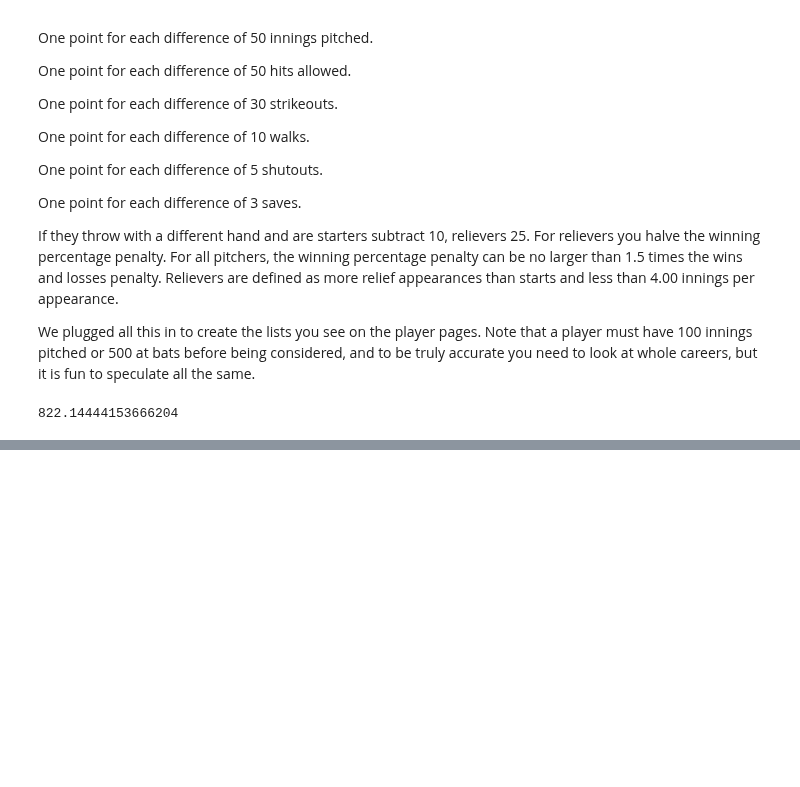
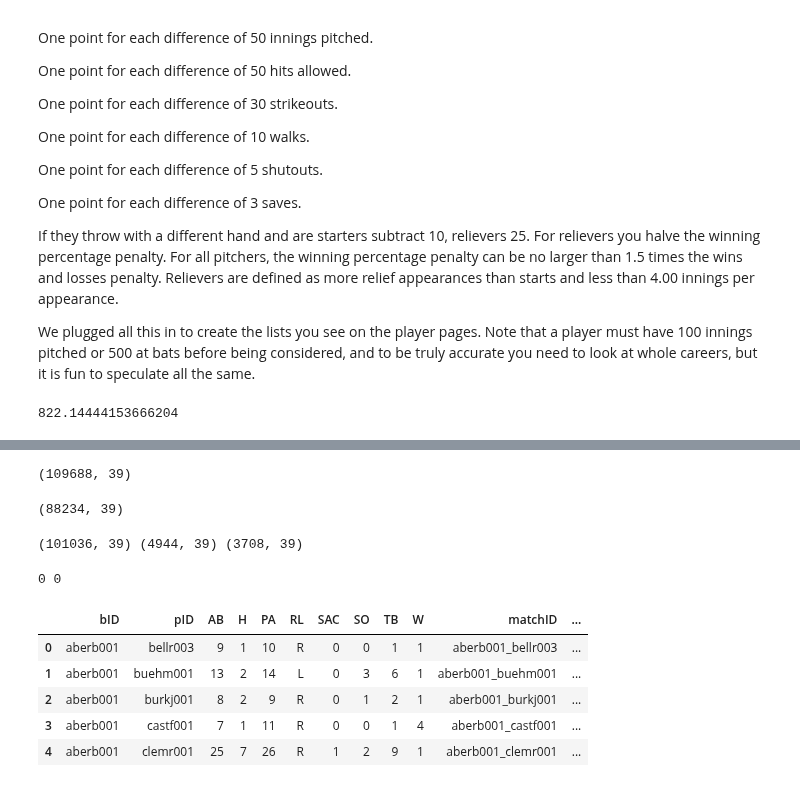
Before and after one commit to bacook17/CS109_baseball, a Jupyter notebook: Pitching_Stats2.ipynb, the cells around one changed output, grey strips where cells are left out. Cells and saved outputs as stored; diff of their text form; code cells hidden in the pictures; blank space fills up the shorter version.

Commit message:
added mapreduce code to test if it works, currently waiting for it to run

```diff
--- a/Pitching_Stats2.ipynb
+++ b/Pitching_Stats2.ipynb
@@ -176,0 +189,80 @@ pitcher_sim(smalldf[smalldf.pID=='benea001'],smalldf[smalldf.pID=='browk001'])
+# %%
+print smalldf.shape,
+smalldf[smalldf.ov_FACED > 100].shape
+# %% [output]
+(109688, 39)
+(88234, 39)
+# %%
+trainlist=[]
+testlist=[]
+validatelist=[]
+take=21 #21 matchups between validation and test set
+for k, v in smalldf.groupby('bID'):
+    if len(v) > 100: #batter has faced at least 150 pitchers
+        train_rows, test_valid_rows = train_test_split(v, test_size=take)
+        trainlist.append(train_rows)
+        valid_rows, test_rows = train_test_split(test_valid_rows, test_size=0.4)
+        validatelist.append(valid_rows)
+        testlist.append(test_rows)
+    else:
+        trainlist.append(v)
+traindf=pd.concat(trainlist)
+validatedf=pd.concat(validatelist)
+testdf=pd.concat(testlist)
+print traindf.shape, validatedf.shape, testdf.shape
+# %% [output]
+(101036, 39) (4944, 39) (3708, 39)
+# %%
+#Make sure each pitcher ID was encountered in training set
+maskval= np.in1d(validatedf.pID, traindf.pID)
+masktest = np.in1d(testdf.pID, traindf.pID)
+print np.sum(~maskval), np.sum(~masktest)
+# %% [output]
+0 0
+# %%
+def recompute_frame(ldf):
+    """
+    takes a dataframe ldf, makes a copy of it, and returns the copy
+    with all conglomerations recomputed
+    this is used when a frame is subsetted.
+    """
+    ldfb=ldf.groupby('bID')
+    ldfp=ldf.groupby('pID')
+    nldf=ldf.copy()
+
+    #Conglomerate pitcher stats
+    nldf.set_index(['pID'], inplace=True)
+    for col in ['AB', 'PA', 'H', 'TB', 'SAC', 'SO', 'W']:
+        nldf['ovp_'+col] = ldfp[col].sum()
+    nldf['ovp_AVG'] = nldf['ovp_H']/nldf['ovp_AB']
+    nldf['ovp_FACED']= ldfp.AB.count()
+    nldf['ovp_OBP'] = (nldf['ovp_H'] + nldf['ovp_W'])/nldf['ovp_PA']
+    for col in ['SO', 'W', 'H']:
+        nldf['ovp_' + col + '_PCT'] = nldf['ovp_' + col] / nldf['ovp_PA']
+    nldf.reset_index(inplace=True)
+
+    #Conglomerate batter stats
+    nldf.set_index(['bID'], inplace=True)
+    for col in ['AB', 'PA', 'H', 'TB', 'SAC', 'SO', 'W']:
+        nldf['ov_'+col] = ldfb[col].sum()
+    nldf['ov_AVG'] = nldf['ov_H']/nldf['ov_AB']
+    nldf['ov_FACED']= ldfb.AB.count()
+    nldf['ov_OBP'] = (nldf['ov_H'] + nldf['ov_W'])/nldf['ov_PA']
+    for col in ['SO', 'W', 'H']:
+        nldf['ov_' + col + '_PCT'] = nldf['ov_' + col] / nldf['ov_PA']
+    nldf.reset_index(inplace=True)
+    return nldf
+# %%
+traindf=recompute_frame(traindf)
+validatedf=recompute_frame(validatedf)
+testdf=recompute_frame(testdf)
+validatedf=validatedf[['bID', 'pID','AVG']]
+testdf=testdf[['bID', 'pID', 'AVG']]
+traindf.head()
+# %% [output]
+|  | bID | pID | AB | H | PA | RL | SAC | SO | TB | W | matchID | ... |
+| 0 | aberb001 | bellr003 | 9 | 1 | 10 | R | 0 | 0 | 1 | 1 | aberb001_bellr003 | ... |
+| 1 | aberb001 | buehm001 | 13 | 2 | 14 | L | 0 | 3 | 6 | 1 | aberb001_buehm001 | ... |
+| 2 | aberb001 | burkj001 | 8 | 2 | 9 | R | 0 | 1 | 2 | 1 | aberb001_burkj001 | ... |
+| 3 | aberb001 | castf001 | 7 | 1 | 11 | R | 0 | 0 | 1 | 4 | aberb001_castf001 | ... |
+| 4 | aberb001 | clemr001 | 25 | 7 | 26 | R | 1 | 2 | 9 | 1 | aberb001_clemr001 | ... |
```
Also changed, not shown: parts of 42 cells of this notebook.
